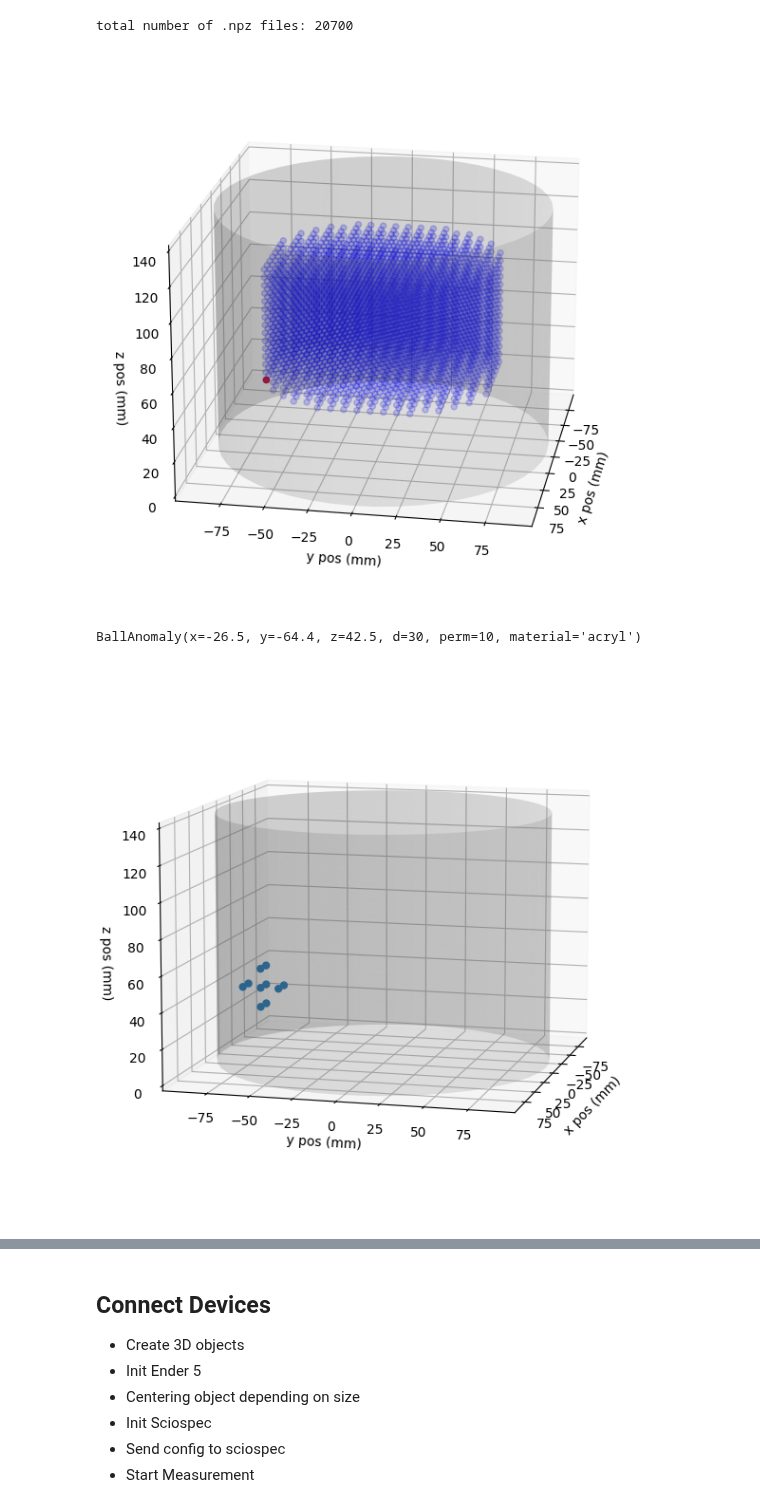
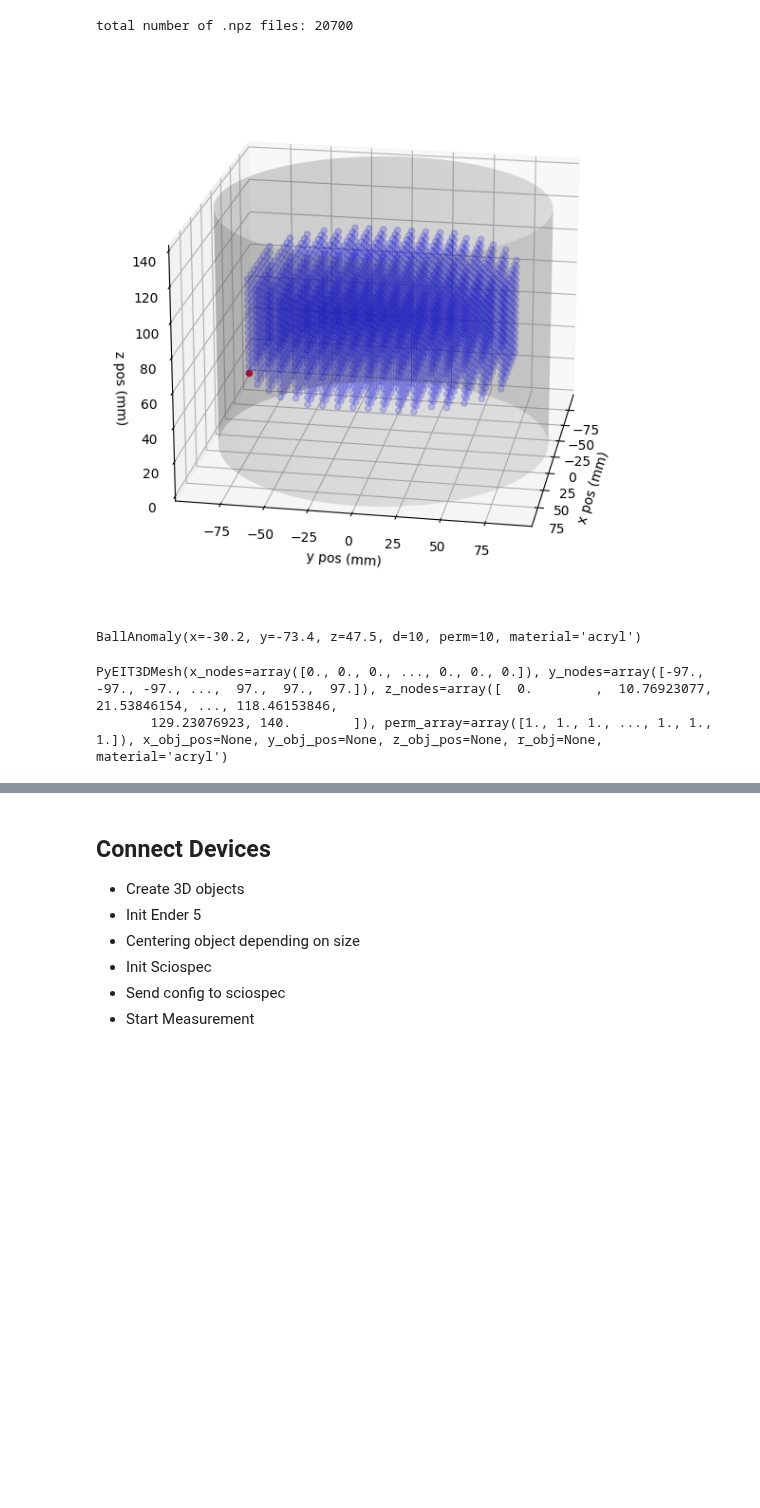
Before and after one commit to JacobTh98/3dIT, a Jupyter notebook: measurement.ipynb, the cells around one changed output, grey strips where cells are left out. Cells and saved outputs as stored; diff of their text form; code cells hidden in the pictures; blank space fills up the shorter version.

```diff
--- a/measurement.ipynb
+++ b/measurement.ipynb
@@ -52,7 +52,7 @@ from src.visualization import plot_meas_coords, plot_meas_coords_wball, plot_mes
 # init tank
 tank = TankProperties32x2()
 # init ball
-ball = BallAnomaly(x=0, y=0, z=0, d=30, perm=10, material="acryl")
+ball = BallAnomaly(x=0, y=0, z=0, d=10, perm=10, material="acryl")
 # init hitbox
 hitbox = compute_hitbox(tank, ball, safety_tolerance=10.0)
 # set min and max z-pos to ball.d/2
@@ -119,18 +119,19 @@ total number of .npz files: 20700
 # %%
 sel_coor_test = 0
 plot_meas_coords(tank=tank, meas_coords=coordinates, p_select=sel_coor_test)
 
 ball.x, ball.y, ball.z = coordinates[sel_coor_test]
 print(ball)
 # create an empty mesh
 mesh_obj = create_mesh(tank)
 set_perm(mesh_obj, anomaly=ball)
 # plot mesh
-plot_mesh(mesh_obj, tank, azim=15)
+# plot_mesh(mesh_obj, tank, azim=15)
 # %% [output]
-[figure, old version]
+[figure, new version]
-BallAnomaly(x=-26.5, y=-64.4, z=42.5, d=30, perm=10, material='acryl')
+BallAnomaly(x=-30.2, y=-73.4, z=47.5, d=10, perm=10, material='acryl')
-[figure, removed]
+PyEIT3DMesh(x_nodes=array([0., 0., 0., ..., 0., 0., 0.]), y_nodes=array([-97., -97., -97., ...,  97.,  97.,  97.]), z_nodes=array([  0.        ,  10.76923077,  21.53846154, ..., 118.46153846,
+       129.23076923, 140.        ]), perm_array=array([1., 1., 1., ..., 1., 1., 1.]), x_obj_pos=None, y_obj_pos=None, z_obj_pos=None, r_obj=None, material='acryl')
 # %%
 # measurement information for documentation
 today = datetime.now()
```
Also changed, not shown: parts of 7 cells of this notebook.
